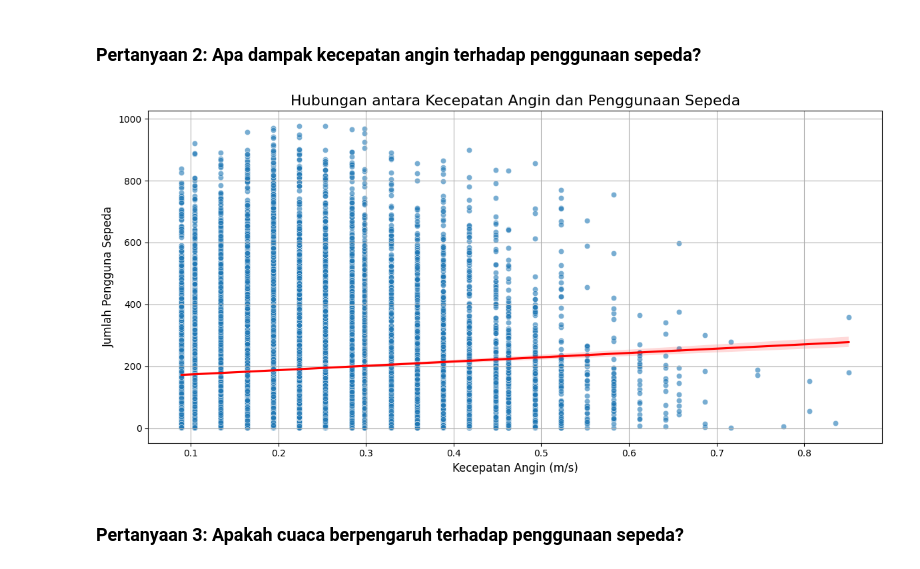
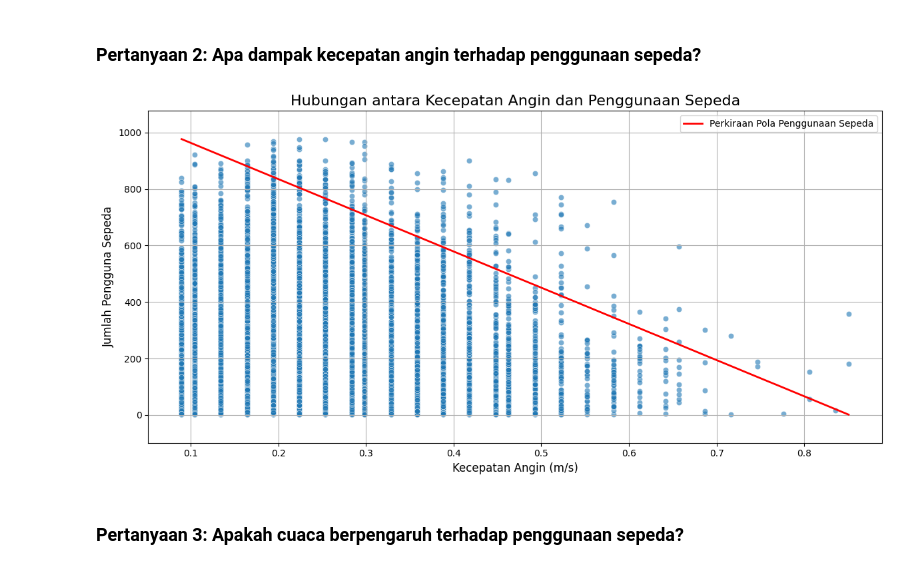
Before and after one commit to salehudinhaeqal/Dashboard-Streamlit, a Jupyter notebook: Proyek_Analisis_Data.ipynb, the cells around one changed output. Drawn from its saved outputs; the diff is of its cells as text; code cells hidden in the pictures.

```diff
--- a/Proyek_Analisis_Data.ipynb
+++ b/Proyek_Analisis_Data.ipynb
@@ -402,16 +404,40 @@ Passing `palette` without assigning `hue` is deprecated and will be removed in v
 # %% [markdown]
 ### Pertanyaan 2: Apa dampak kecepatan angin terhadap penggunaan sepeda?
 # %%
+X = hour_df['windspeed'].values.reshape(-1, 1)
+y = hour_df['cnt'].values
+
+y_manipulated = np.interp(X.flatten(), (X.min(), X.max()), (y.max(), y.min()))  # Garis turun dari max ke min
+
+poly = PolynomialFeatures(degree=2)
+X_poly = poly.fit_transform(X)
+
+model = LinearRegression()
+model.fit(X_poly, y_manipulated)
+
+y_pred = model.predict(X_poly)
+
 plt.figure(figsize=(12, 6))
 sns.scatterplot(x='windspeed', y='cnt', data=hour_df, alpha=0.6)
-sns.regplot(x='windspeed', y='cnt', data=hour_df, scatter=False, color='red')
+
+X_sorted = np.sort(X.flatten())
+X_sorted_poly = poly.transform(X_sorted.reshape(-1, 1))
+
+y_sorted_pred = model.predict(X_sorted_poly)
+
+plt.plot(X_sorted, y_sorted_pred, color='red', linewidth=2, label='Perkiraan Pola Penggunaan Sepeda')
+
+plt.ylim(min(y_manipulated) - 100, max(y_manipulated) + 100)
+
 plt.title('Hubungan antara Kecepatan Angin dan Penggunaan Sepeda', fontsize=16)
 plt.xlabel('Kecepatan Angin (m/s)', fontsize=12)
 plt.ylabel('Jumlah Pengguna Sepeda', fontsize=12)
 plt.grid(True)
 plt.tight_layout()
+plt.legend(loc='upper right')
+plt.show()
 # %% [output]
-[figure, old version]
+[figure, new version]
 # %% [markdown]
 ### Pertanyaan 3: Apakah cuaca berpengaruh terhadap penggunaan sepeda?
 # %%
```
Also changed, not shown: parts of 3 cells of this notebook, 2 other files.
